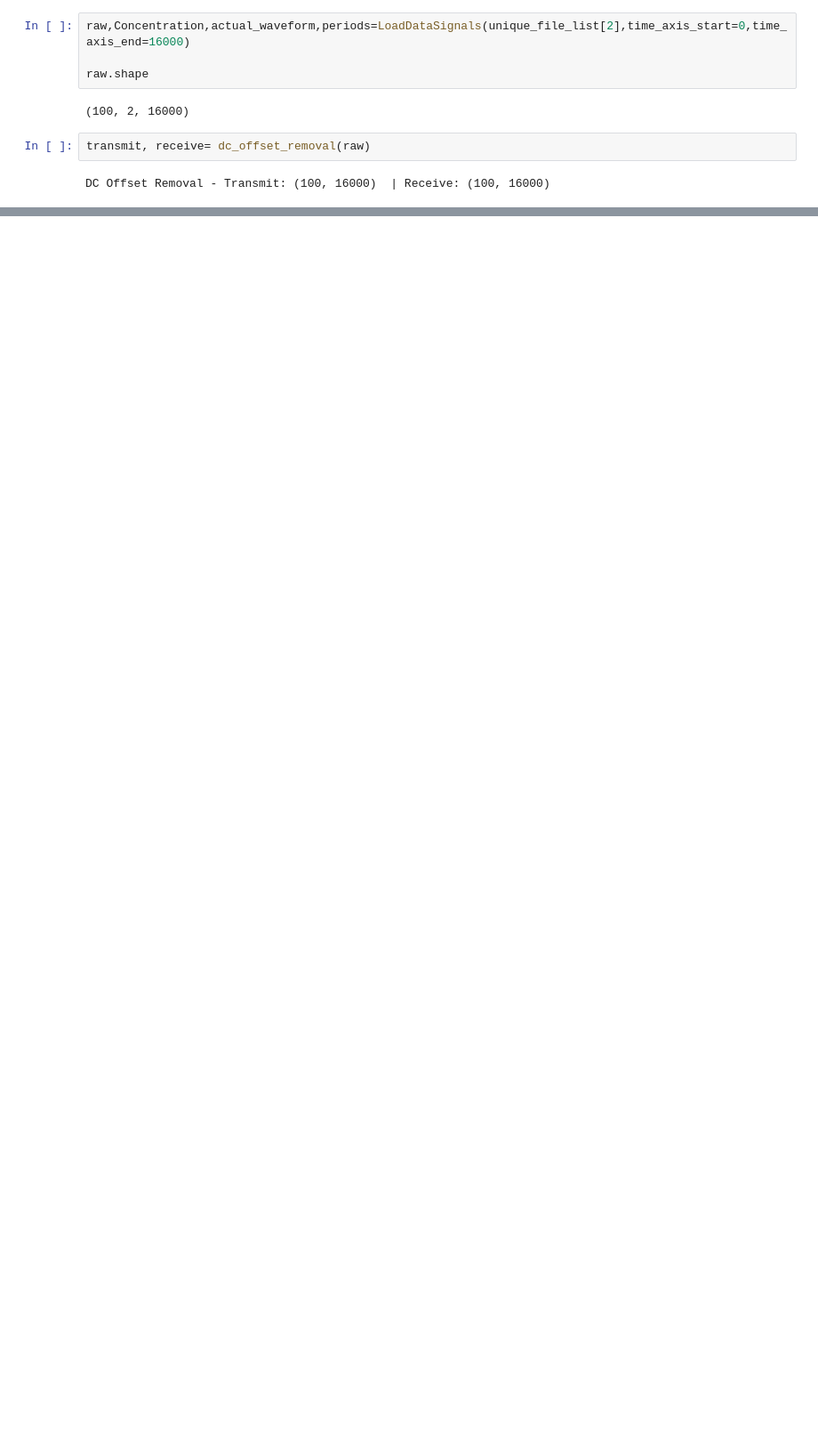
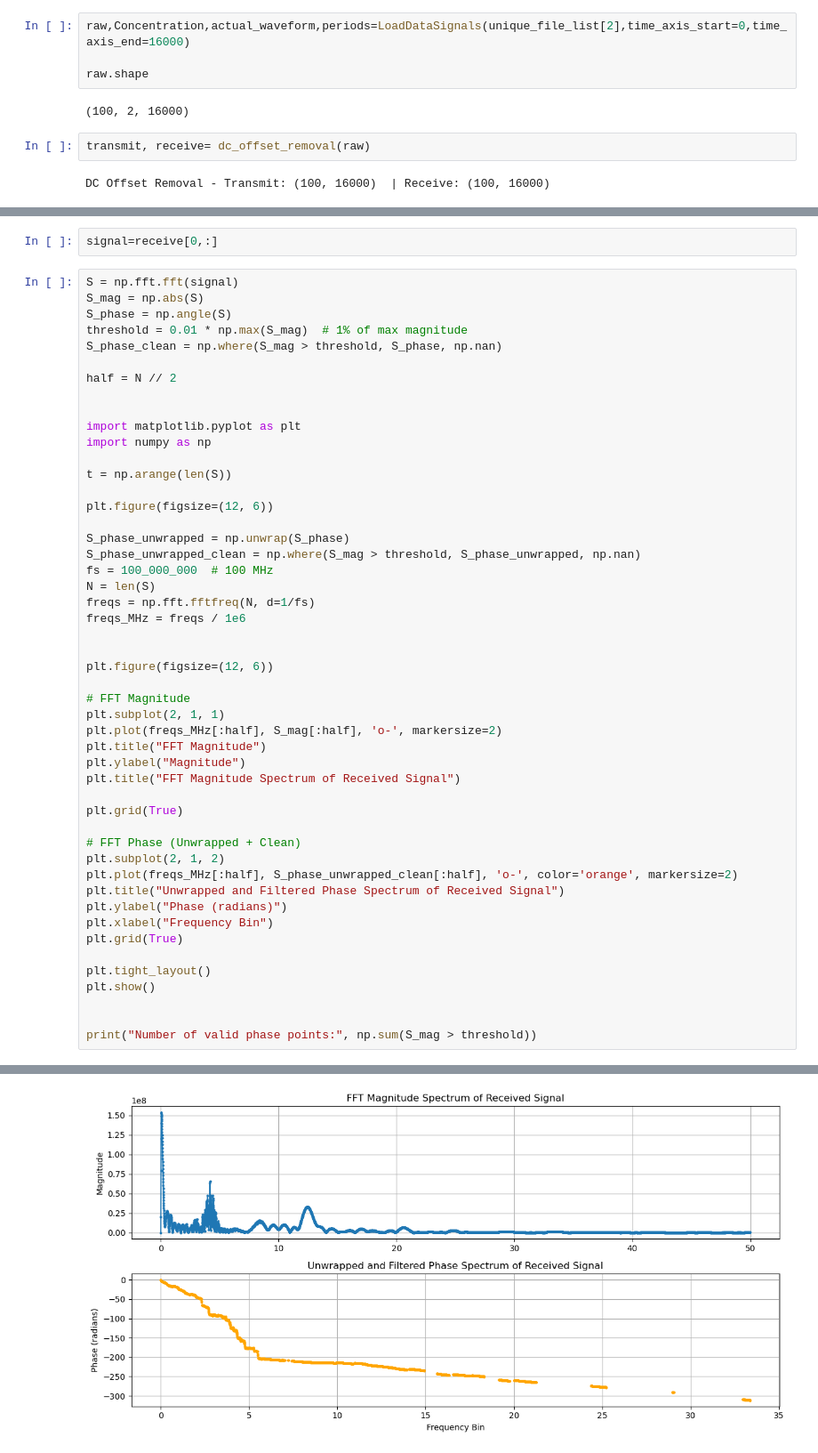
Before and after one commit to madhviasthana/Bio-Medical-Signal-Processing, a Jupyter notebook: codebase/runnable/frequency_domain_analysis.ipynb, the cells around one changed output, grey strips where cells are left out. Shown: that part at 89% size. Cells and saved outputs as stored; diff of their text form; blank space fills up the shorter version.

Commit message:
frequency domain analysis

```diff
--- a/codebase/runnable/frequency_domain_analysis.ipynb
+++ b/codebase/runnable/frequency_domain_analysis.ipynb
@@ -94,0 +98,52 @@ plot_signal_fft(receive[0,:], fs)
+# %%
+signal=receive[0,:]
+# %%
+S = np.fft.fft(signal)
+S_mag = np.abs(S)
+S_phase = np.angle(S)
+threshold = 0.01 * np.max(S_mag)  # 1% of max magnitude
+S_phase_clean = np.where(S_mag > threshold, S_phase, np.nan)
+
+half = N // 2
+
+
+import matplotlib.pyplot as plt
+import numpy as np
+
+t = np.arange(len(S))
+
+plt.figure(figsize=(12, 6))
+
+S_phase_unwrapped = np.unwrap(S_phase)
+S_phase_unwrapped_clean = np.where(S_mag > threshold, S_phase_unwrapped, np.nan)
+fs = 100_000_000  # 100 MHz
+N = len(S)
+freqs = np.fft.fftfreq(N, d=1/fs)
+freqs_MHz = freqs / 1e6
+
+
+plt.figure(figsize=(12, 6))
+
+# FFT Magnitude
+plt.subplot(2, 1, 1)
+plt.plot(freqs_MHz[:half], S_mag[:half], 'o-', markersize=2)
+plt.title("FFT Magnitude")
+plt.ylabel("Magnitude")
+plt.title("FFT Magnitude Spectrum of Received Signal")
+
+plt.grid(True)
+
+# FFT Phase (Unwrapped + Clean)
+plt.subplot(2, 1, 2)
+plt.plot(freqs_MHz[:half], S_phase_unwrapped_clean[:half], 'o-', color='orange', markersize=2)
+plt.title("Unwrapped and Filtered Phase Spectrum of Received Signal")
+plt.ylabel("Phase (radians)")
+plt.xlabel("Frequency Bin")
+plt.grid(True)
+
+plt.tight_layout()
+plt.show()
+
+
+print("Number of valid phase points:", np.sum(S_mag > threshold))
+# %% [output]
@@ -94,0 +151 @@ plot_signal_fft(receive[0,:], fs)
+[figure, added]
```
Also changed, not shown: parts of 17 cells of this notebook, 3 other files.
